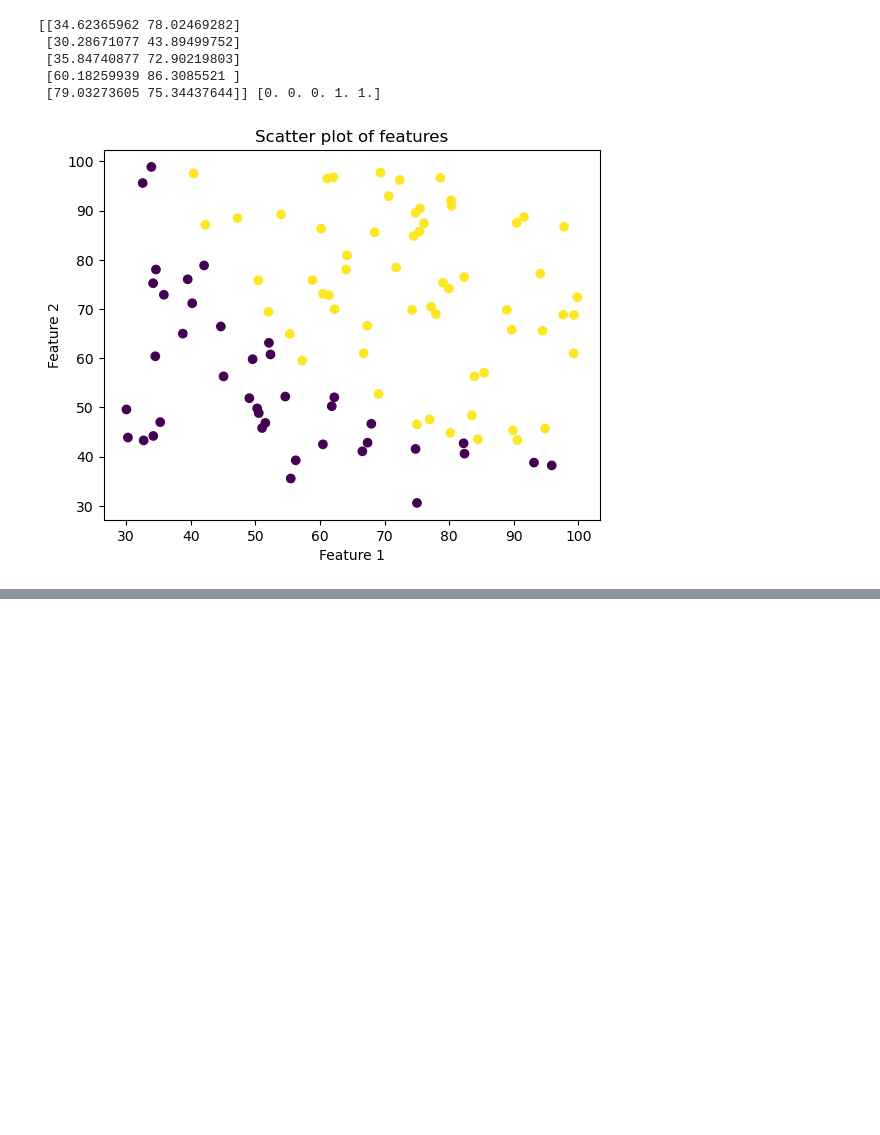
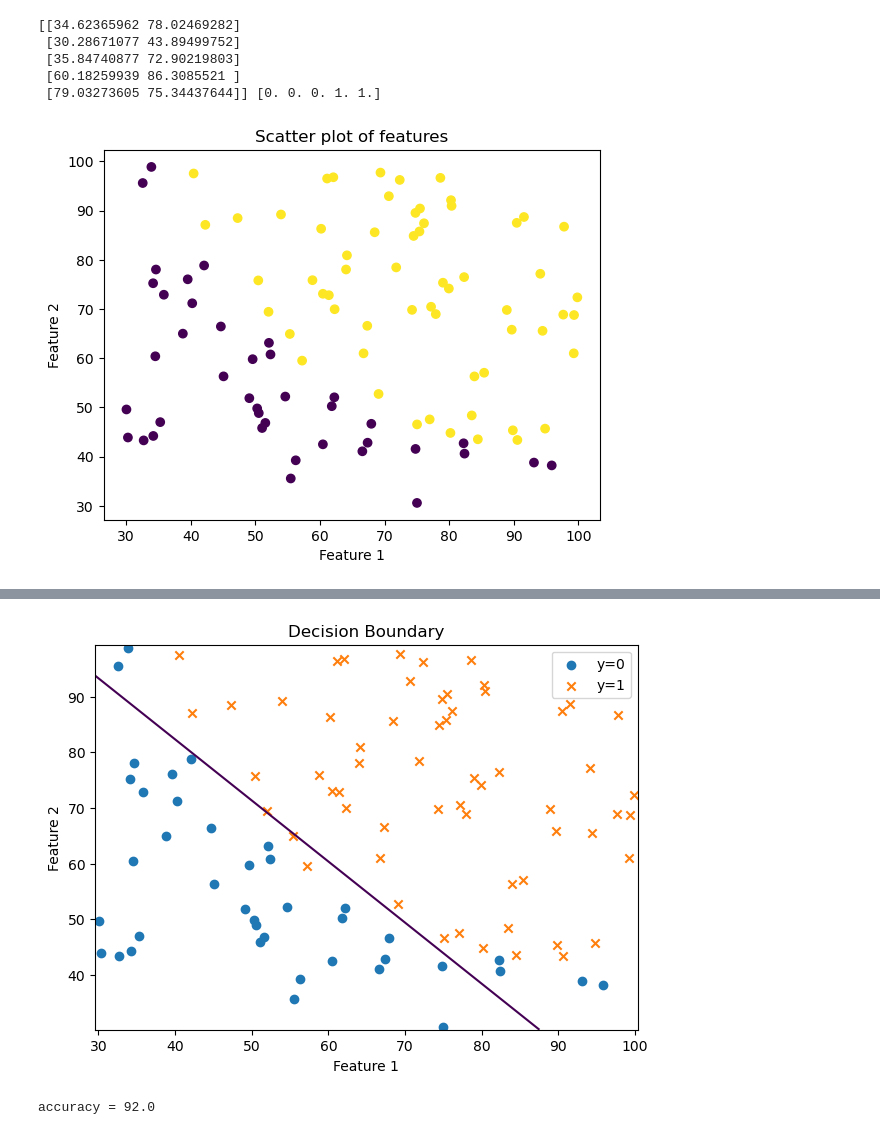
Before and after one commit to Abhijith-py/supervised-ml, a Jupyter notebook: logistic-regression-coursera.ipynb, the cells around one changed output, grey strips where cells are left out. Cells and saved outputs as stored; diff of their text form; code cells hidden in the pictures; blank space fills up the shorter version.

Commit message:
calculated accuracy

```diff
--- a/logistic-regression-coursera.ipynb
+++ b/logistic-regression-coursera.ipynb
@@ -41,12 +41,12 @@ def sigmoid(z):
 # %%
 #Compute cost function
 
-def compute_cost(x,y,w,b,lambda_):
+def compute_cost(x,y,w,b):
     m,n = x.shape
     cost = 0
 
     for i in range(m):
-        z_i = np.dpt(w,x[i]) + b
+        z_i = np.dot(w,x[i]) + b
         f_wb_i = sigmoid(z_i)
         cost = cost + y[i]*np.log(f_wb_i) + (1-y[i])*np.log(1-f_wb_i)
 
@@ -57,7 +57,7 @@ def compute_cost(x,y,w,b,lambda_):
 # %%
 #Compute gradient
 
-def compute_gradient(x,y,w,b,alpha):
+def compute_gradient(x,y,w,b):
     m,n = x.shape
 
     dj_dw = np.zeros(w.shape)
@@ -83,0 +104,9 @@ def gradient_descent(x,y,w_in,b_in,cost_function,gradient_function,)
+# %%
+np.random.seed(1)  #Fixes the random generator so you get the same initial weights every run (reproducible training)
+initial_w = 0.01 * (np.random.randn(2) - 0.5)
+initial_b = -8
+
+iterations = 10000
+alpha = 0.001
+
+w,b,j_history,w_history = gradient_descent(x_train,y_train,initial_w,initial_b,compute_cost,compute_gradient,alpha,iterations)
@@ -83,0 +125,32 @@ def gradient_descent(x,y,w_in,b_in,cost_function,gradient_function,)
+# %%
+def plot_decision_boundary(X, y, w, b):
+
+    plt.figure(figsize=(7,5))
+    plt.scatter(X[y==0, 0], X[y==0, 1], marker='o', label='y=0')
+    plt.scatter(X[y==1, 0], X[y==1, 1], marker='x', label='y=1')
+
+
+    x1_min, x1_max = X[:, 0].min() - 0.5, X[:, 0].max() + 0.5
+    x2_min, x2_max = X[:, 1].min() - 0.5, X[:, 1].max() + 0.5
+
+    #Creates a dense grid of points covering the plot area.
+    xx, yy = np.meshgrid(
+        np.linspace(x1_min, x1_max, 300),
+        np.linspace(x2_min, x2_max, 300)
+    )
+
+    Z = sigmoid(w[0]*xx + w[1]*yy + b)
+
+    # decision boundary (p=0.5)
+    plt.contour(xx, yy, Z, levels=[0.5])      # boundary
+
+
+    plt.xlabel("Feature 1")
+    plt.ylabel("Feature 2")
+    plt.legend()
+    plt.title("Decision Boundary")
+    plt.show()
+# %%
+plot_decision_boundary(x_train, y_train, w, b)
+# %% [output]
+[figure, added]
@@ -83,0 +171,8 @@ def gradient_descent(x,y,w_in,b_in,cost_function,gradient_function,)
+# %%
+#Checking accuracy
+
+p = predict(x_train,w,b)
+
+print("accuracy =", np.mean(p==y_train)*100)
+# %% [output]
+accuracy = 92.0
```
Also changed, not shown: parts of 3 cells of this notebook.
